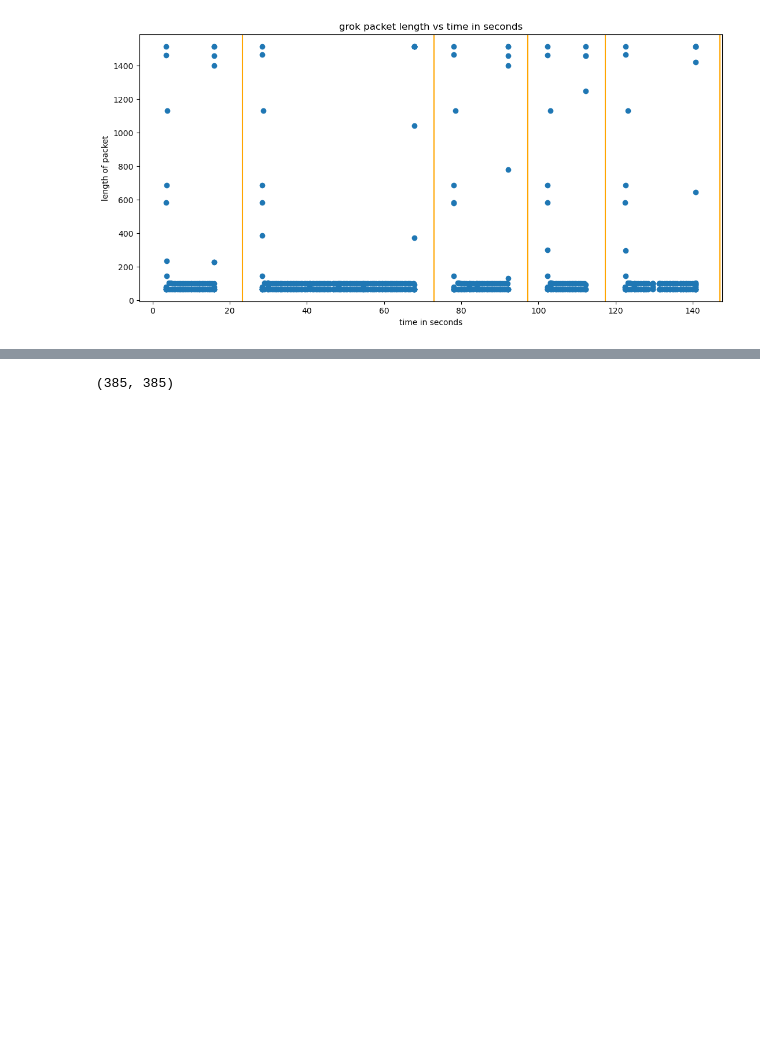
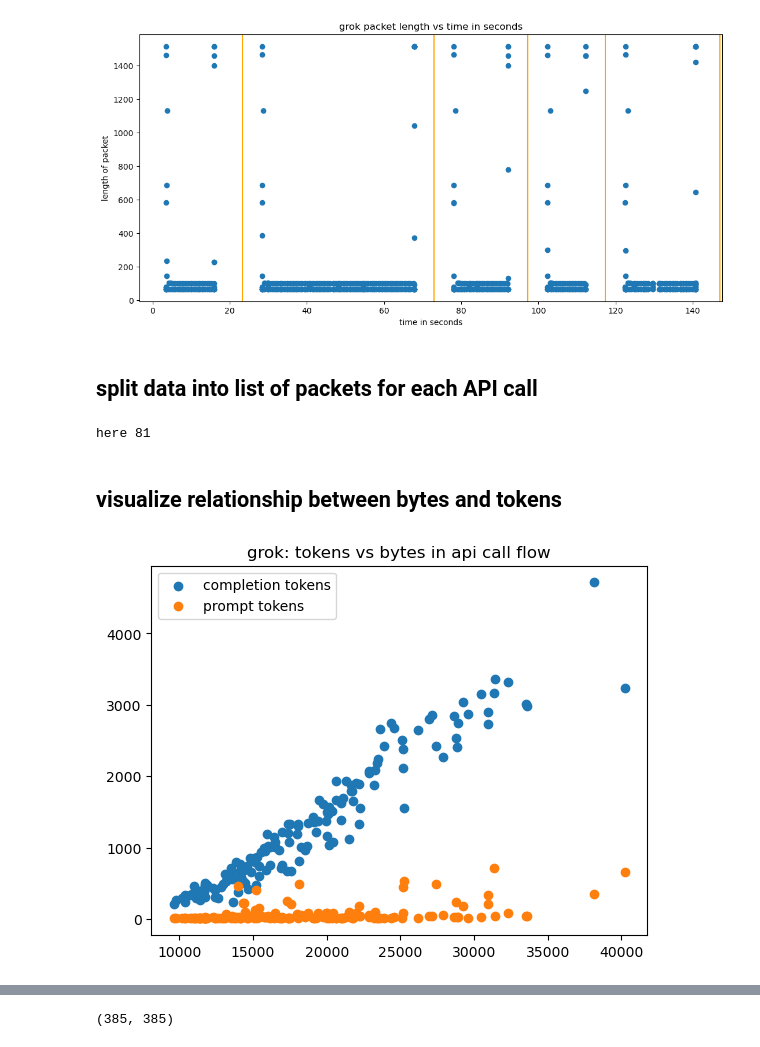
Before and after one commit to noise-course/course-project-zroe1, a Jupyter notebook: main.ipynb, the cells around one changed output, grey strips where cells are left out. Drawn from its saved outputs; the diff is of its cells as text; code cells hidden in the pictures; blank space fills up the shorter version.

Commit message:
nice plots with regression models

```diff
--- a/main.ipynb
+++ b/main.ipynb
@@ -74,15 +82,17 @@ plot_first_n_api_calls(gemini_df, 5, "gemini packet length vs time in seconds")
 plot_first_n_api_calls(grok_df, 5, "grok packet length vs time in seconds")
 # %% [output]
 [figure]
+# %% [markdown]
+## split data into list of packets for each API call
 # %%
-def split_df_into_api_segments(df, open_router_ips):
+def split_df_into_api_segments(full_model_df, open_router_ips):
 
     # 2d array where each list corresponds to an api call and the contents of the list are the
     # idxs in the dataframe corresponding to that activity
     idxs = []
     current_segment = []
 
-    for i, row in df.iterrows():
+    for i, row in full_model_df.iterrows():
         info_str = row['Info']
         if ("Standard query response" in info_str) and ('zephaniahdev.com' in info_str):
             idxs.append(current_segment)
@@ -97,10 +107,10 @@ def split_df_into_api_segments(df, open_router_ips):
     for segment in idxs:
         # used claude to know the proper syntax here
         # https://claude.ai/share/28847658-d5bc-4b08-93dd-f71e9240b13f
-        dfs.append(df.iloc[segment].copy())
+        dfs.append(full_model_df.iloc[segment].copy())
 
     non_zero_segmnets = []
-    for i, s in enumerate(segments):
+    for i, s in enumerate(dfs):
         if len(s) == 0: print("here", i)
         else:
             s_open = s[s['Source'].isin(open_router_ips) | s['Destination'].isin(open_router_ips) ]
@@ -109,4 +119,27 @@ def split_df_into_api_segments(df, open_router_ips):
     return non_zero_segmnets
 # %%
 open_router_ips = get_open_website_ips(df, "openrouter.ai")
-segments = split_df_into_api_segments(df, open_router_ips)
+grok_segments = split_df_into_api_segments(grok_df, open_router_ips)
+gemini_segments = split_df_into_api_segments(gemini_df, open_router_ips)
+llama_segments = split_df_into_api_segments(llama_df, open_router_ips)
+# %% [output]
+here 81
+# %% [markdown]
+## visualize relationship between bytes and tokens
+# %%
+def plot_tokens_vs_total_bytes(segments, labels, model):
+    assert len(segments) == len(labels)
+
+    num_bytes = [sum(s['Length']) for s in segments]
+    completion_tokens = [l['completion_tokens'] for l in labels]
+    prompt_tokens = [l['prompt_tokens'] for l in labels]
+
+    plt.title(f"{model}: tokens vs bytes in api call flow")
+    plt.scatter(num_bytes, completion_tokens, label="completion tokens")
+    plt.scatter(num_bytes, prompt_tokens, label="prompt tokens")
+    plt.legend()
+    plt.show()
+# %%
+plot_tokens_vs_total_bytes(grok_segments, grok_labels, 'grok')
+# %% [output]
+[figure, added]
```
Also changed, not shown: parts of 32 cells of this notebook.
